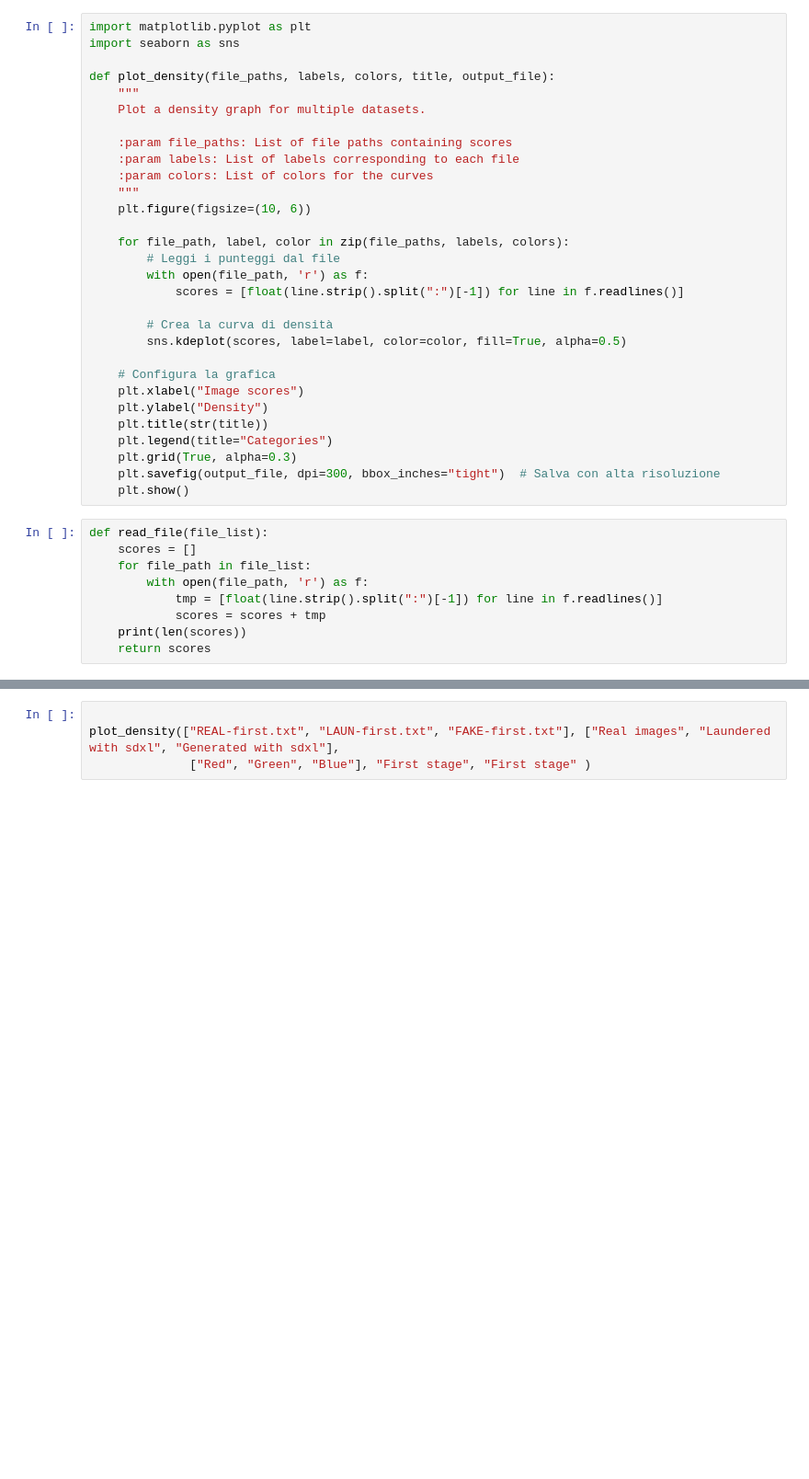
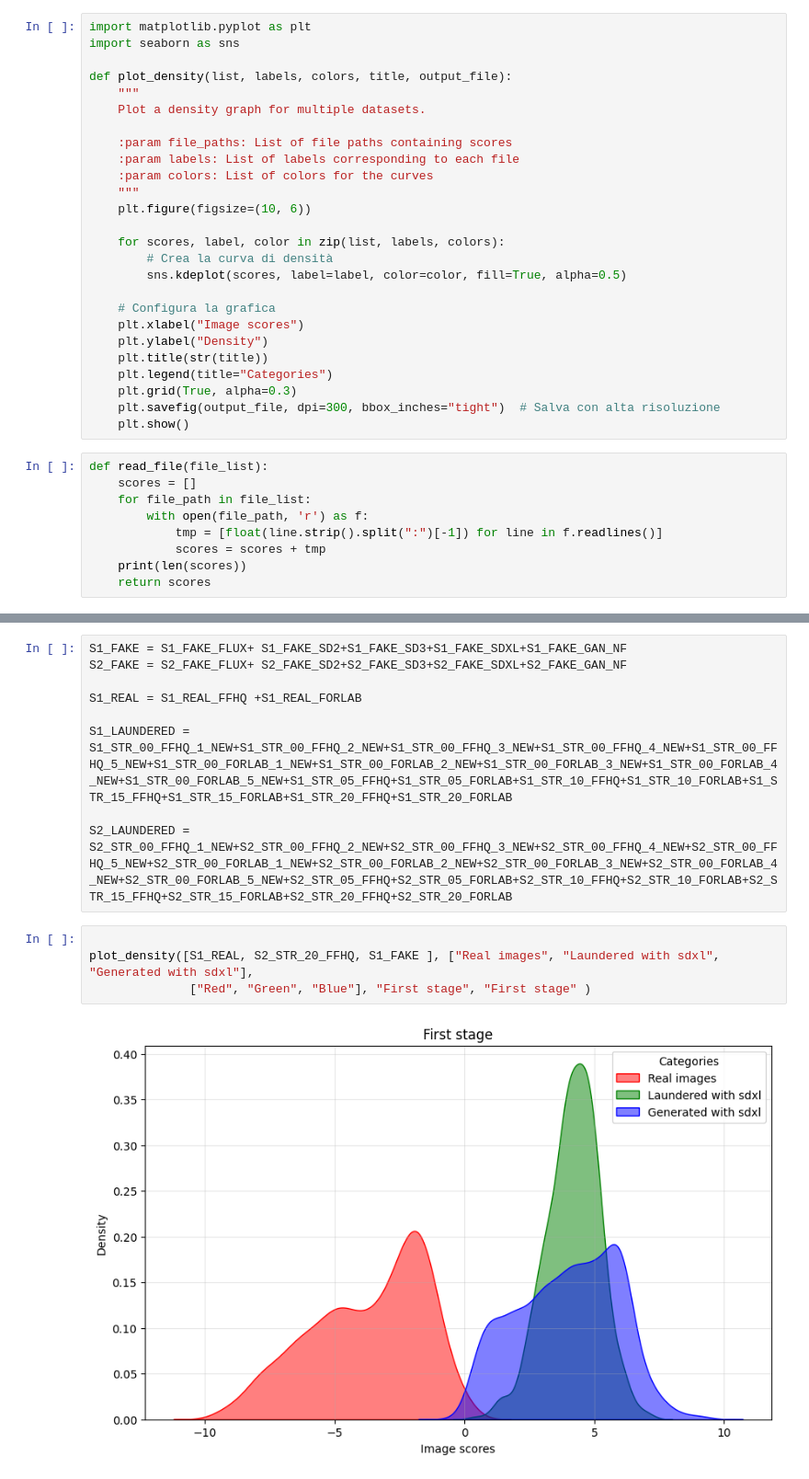
Before and after one commit to mard4/fake-image-detectors, a Jupyter notebook: EXPERIMENTS/plotter.ipynb, the cells around one changed output, grey strips where cells are left out. Shown at 92% size. Cells and saved outputs as stored; diff of their text form; blank space fills up the shorter version.

```diff
--- a/EXPERIMENTS/plotter.ipynb
+++ b/EXPERIMENTS/plotter.ipynb
@@ -2,7 +2,7 @@
 import matplotlib.pyplot as plt
 import seaborn as sns
 
-def plot_density(file_paths, labels, colors, title, output_file):
+def plot_density(list, labels, colors, title, output_file):
     """
     Plot a density graph for multiple datasets.
 
@@ -12,11 +12,7 @@ def plot_density(file_paths, labels, colors, title, output_file):
     """
     plt.figure(figsize=(10, 6))
 
-    for file_path, label, color in zip(file_paths, labels, colors):
-        # Leggi i punteggi dal file
-        with open(file_path, 'r') as f:
-            scores = [float(line.strip().split(":")[-1]) for line in f.readlines()]
-
+    for scores, label, color in zip(list, labels, colors):
         # Crea la curva di densità
         sns.kdeplot(scores, label=label, color=color, fill=True, alpha=0.5)
 
@@ -119,4 +198,15 @@ S2_FAKE_GAN_NF= read_file(["/home/thomasl/Data/Repo/fake-image-detectors/EXPERIM
+# %%
+S1_FAKE = S1_FAKE_FLUX+ S1_FAKE_SD2+S1_FAKE_SD3+S1_FAKE_SDXL+S1_FAKE_GAN_NF
+S2_FAKE = S2_FAKE_FLUX+ S2_FAKE_SD2+S2_FAKE_SD3+S2_FAKE_SDXL+S2_FAKE_GAN_NF
+
+S1_REAL = S1_REAL_FFHQ +S1_REAL_FORLAB
+
+S1_LAUNDERED = S1_STR_00_FFHQ_1_NEW+S1_STR_00_FFHQ_2_NEW+S1_STR_00_FFHQ_3_NEW+S1_STR_00_FFHQ_4_NEW+S1_STR_00_FFHQ_5_NEW+S1_STR_00_FORLAB_1_NEW+S1_STR_00_FORLAB_2_NEW+S1_STR_00_FORLAB_3_NEW+S1_STR_00_FORLAB_4_NEW+S1_STR_00_FORLAB_5_NEW+S1_STR_05_FFHQ+S1_STR_05_FORLAB+S1_STR_10_FFHQ+S1_STR_10_FORLAB+S1_STR_15_FFHQ+S1_STR_15_FORLAB+S1_STR_20_FFHQ+S1_STR_20_FORLAB
+
+S2_LAUNDERED = S2_STR_00_FFHQ_1_NEW+S2_STR_00_FFHQ_2_NEW+S2_STR_00_FFHQ_3_NEW+S2_STR_00_FFHQ_4_NEW+S2_STR_00_FFHQ_5_NEW+S2_STR_00_FORLAB_1_NEW+S2_STR_00_FORLAB_2_NEW+S2_STR_00_FORLAB_3_NEW+S2_STR_00_FORLAB_4_NEW+S2_STR_00_FORLAB_5_NEW+S2_STR_05_FFHQ+S2_STR_05_FORLAB+S2_STR_10_FFHQ+S2_STR_10_FORLAB+S2_STR_15_FFHQ+S2_STR_15_FORLAB+S2_STR_20_FFHQ+S2_STR_20_FORLAB
 # %%
 
-plot_density(["REAL-first.txt", "LAUN-first.txt", "FAKE-first.txt"], ["Real images", "Laundered with sdxl", "Generated with sdxl"],
+plot_density([S1_REAL, S2_STR_20_FFHQ, S1_FAKE ], ["Real images", "Laundered with sdxl", "Generated with sdxl"],
               ["Red", "Green", "Blue"], "First stage", "First stage" )
+# %% [output]
+[figure, added]
```
Also changed, not shown: parts of 1 cell of this notebook, 1 other file.
